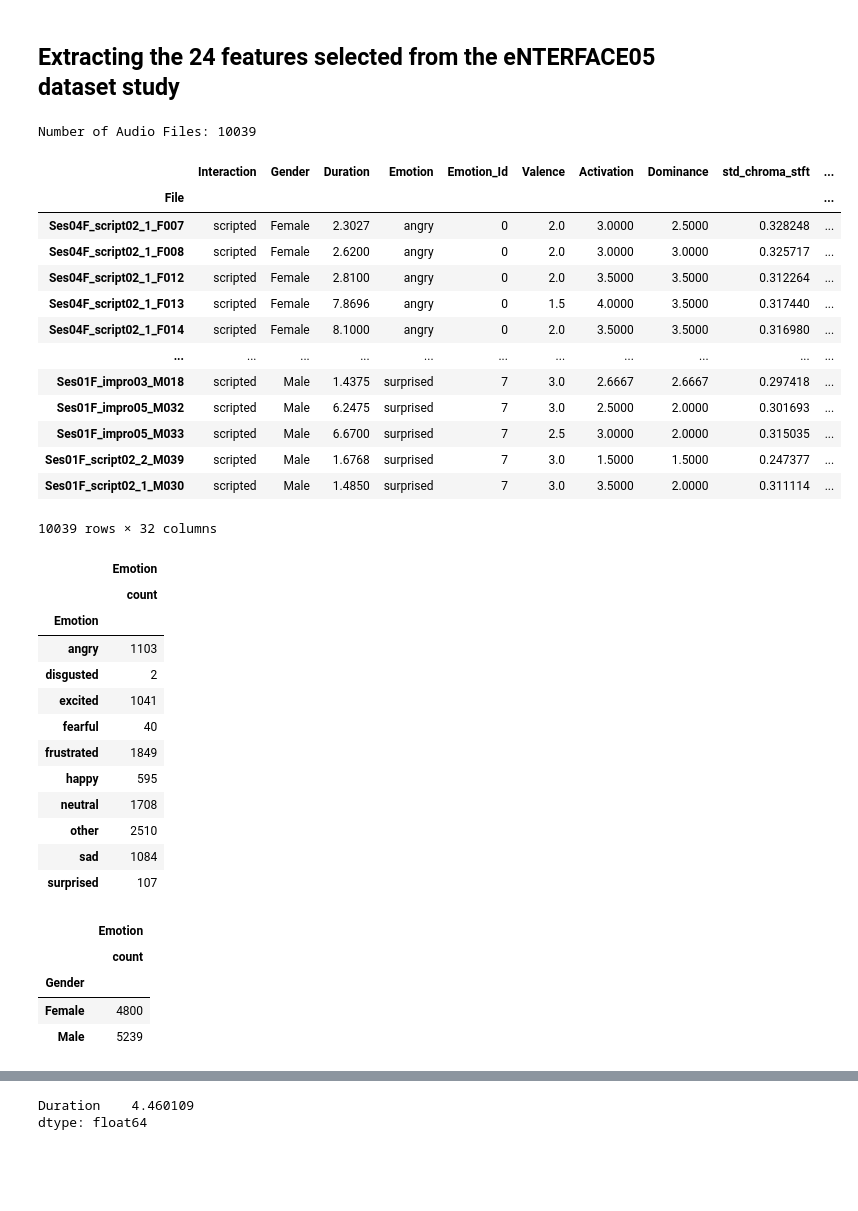
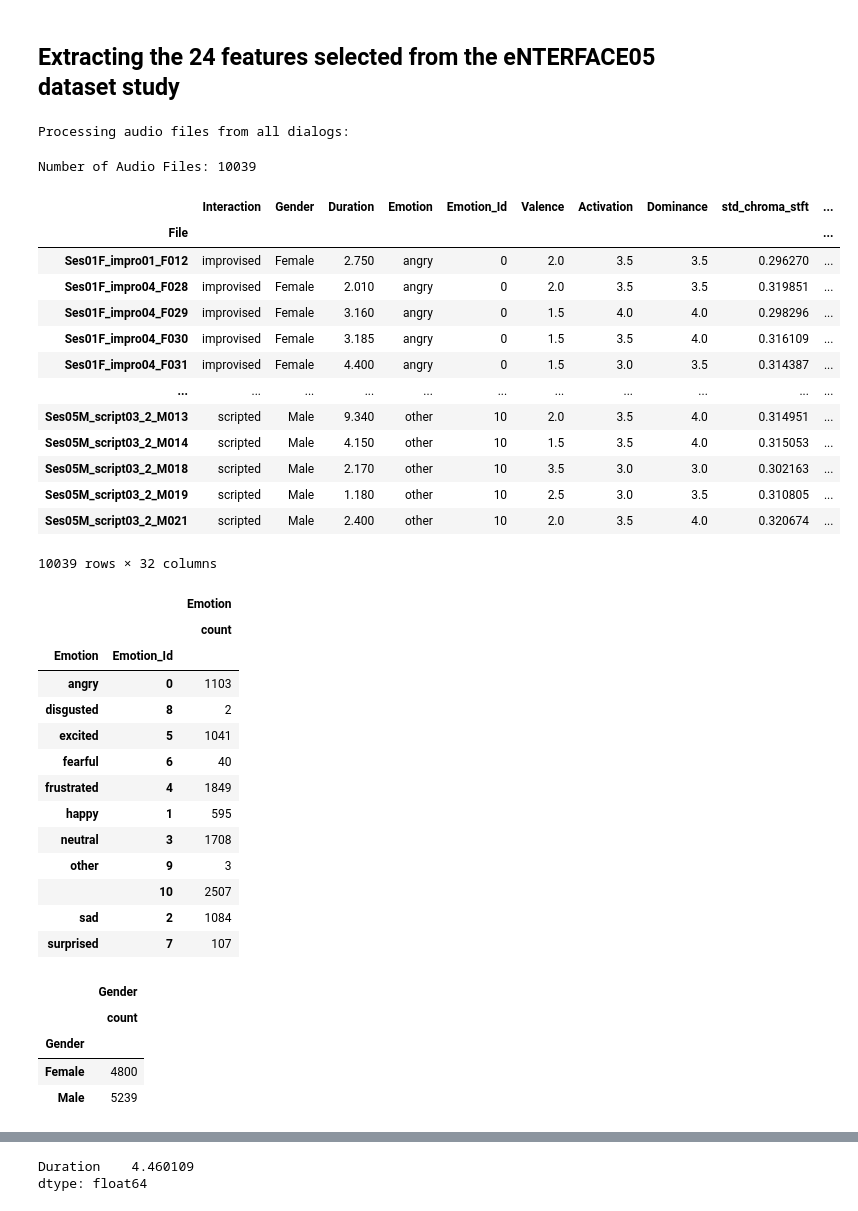
Before and after one commit to MarioCSilva/Speech_Emotion_Recognition_Thesis, a Jupyter notebook: iemocap/data/1_feature_extraction.ipynb, the cells around one changed output, grey strips where cells are left out. Cells and saved outputs as stored; diff of their text form; code cells hidden in the pictures; blank space fills up the shorter version.

```diff
--- a/iemocap/data/1_feature_extraction.ipynb
+++ b/iemocap/data/1_feature_extraction.ipynb
@@ -151,51 +155,51 @@ def process_data(audio_dir, headers, proc_feat_dataset):
                 extract_features(audio_file, duration, args[4], args[5][1:-1], args[6][:-1], args[7][:-1], writer)
 # %%
-# process_data(AUDIO_DIR, headers, EXTRACTED_FEATURES_FILE)
+process_data(AUDIO_DIR, headers, EXTRACTED_FEATURES_FILE)
+# %% [output]
+Processing audio files from all dialogs:
 # %%
 df = pd.read_csv(EXTRACTED_FEATURES_FILE)
 print(f"Number of Audio Files: {df.shape[0]}")
-df = df.sort_values(['Emotion', 'Gender'], ascending = (True, True))
+df = df.sort_values(['Emotion_Id', 'Gender'], ascending = (True, True))
 df = df.set_index('File')
-data = df.iloc[:,8:]
-regression_labels = df.iloc[:,5:8].values
-categorical_labels = np.ravel(df.iloc[:,4:5].values)
 df
 # %% [output]
 Number of Audio Files: 10039
 |  | Interaction | Gender | Duration | Emotion | Emotion_Id | Valence | Activation | Dominance | std_chroma_stft | ... |
 | File |  |  |  |  |  |  |  |  |  | ... |
-| Ses04F_script02_1_F007 | scripted | Female | 2.3027 | angry | 0 | 2.0 | 3.0000 | 2.5000 | 0.328248 | ... |
-| Ses04F_script02_1_F008 | scripted | Female | 2.6200 | angry | 0 | 2.0 | 3.0000 | 3.0000 | 0.325717 | ... |
-| Ses04F_script02_1_F012 | scripted | Female | 2.8100 | angry | 0 | 2.0 | 3.5000 | 3.5000 | 0.312264 | ... |
-| Ses04F_script02_1_F013 | scripted | Female | 7.8696 | angry | 0 | 1.5 | 4.0000 | 3.5000 | 0.317440 | ... |
-| Ses04F_script02_1_F014 | scripted | Female | 8.1000 | angry | 0 | 2.0 | 3.5000 | 3.5000 | 0.316980 | ... |
+| Ses01F_impro01_F012 | improvised | Female | 2.750 | angry | 0 | 2.0 | 3.5 | 3.5 | 0.296270 | ... |
+| Ses01F_impro04_F028 | improvised | Female | 2.010 | angry | 0 | 2.0 | 3.5 | 3.5 | 0.319851 | ... |
+| Ses01F_impro04_F029 | improvised | Female | 3.160 | angry | 0 | 1.5 | 4.0 | 4.0 | 0.298296 | ... |
+| Ses01F_impro04_F030 | improvised | Female | 3.185 | angry | 0 | 1.5 | 3.5 | 4.0 | 0.316109 | ... |
+| Ses01F_impro04_F031 | improvised | Female | 4.400 | angry | 0 | 1.5 | 3.0 | 3.5 | 0.314387 | ... |
 | ... | ... | ... | ... | ... | ... | ... | ... | ... | ... | ... |
-| Ses01F_impro03_M018 | scripted | Male | 1.4375 | surprised | 7 | 3.0 | 2.6667 | 2.6667 | 0.297418 | ... |
-| Ses01F_impro05_M032 | scripted | Male | 6.2475 | surprised | 7 | 3.0 | 2.5000 | 2.0000 | 0.301693 | ... |
-| Ses01F_impro05_M033 | scripted | Male | 6.6700 | surprised | 7 | 2.5 | 3.0000 | 2.0000 | 0.315035 | ... |
-| Ses01F_script02_2_M039 | scripted | Male | 1.6768 | surprised | 7 | 3.0 | 1.5000 | 1.5000 | 0.247377 | ... |
-| Ses01F_script02_1_M030 | scripted | Male | 1.4850 | surprised | 7 | 3.0 | 3.5000 | 2.0000 | 0.311114 | ... |
+| Ses05M_script03_2_M013 | scripted | Male | 9.340 | other | 10 | 2.0 | 3.5 | 4.0 | 0.314951 | ... |
+| Ses05M_script03_2_M014 | scripted | Male | 4.150 | other | 10 | 1.5 | 3.5 | 4.0 | 0.315053 | ... |
+| Ses05M_script03_2_M018 | scripted | Male | 2.170 | other | 10 | 3.5 | 3.0 | 3.0 | 0.302163 | ... |
+| Ses05M_script03_2_M019 | scripted | Male | 1.180 | other | 10 | 2.5 | 3.0 | 3.5 | 0.310805 | ... |
+| Ses05M_script03_2_M021 | scripted | Male | 2.400 | other | 10 | 2.0 | 3.5 | 4.0 | 0.320674 | ... |
 10039 rows × 32 columns
 # %%
-df.groupby(['Emotion']).agg({'Emotion': ['count']})
+df.groupby(['Emotion', 'Emotion_Id']).agg({'Emotion': ['count']})
 # %% [output]
-|  | Emotion |
-|  | count |
-| Emotion |  |
-| angry | 1103 |
-| disgusted | 2 |
-| excited | 1041 |
-| fearful | 40 |
-| frustrated | 1849 |
-| happy | 595 |
-| neutral | 1708 |
-| other | 2510 |
-| sad | 1084 |
-| surprised | 107 |
+|  |  | Emotion |
+|  |  | count |
+| Emotion | Emotion_Id |  |
+| angry | 0 | 1103 |
+| disgusted | 8 | 2 |
+| excited | 5 | 1041 |
+| fearful | 6 | 40 |
+| frustrated | 4 | 1849 |
+| happy | 1 | 595 |
+| neutral | 3 | 1708 |
+| other | 9 | 3 |
+|  | 10 | 2507 |
+| sad | 2 | 1084 |
+| surprised | 7 | 107 |
 # %%
-df.groupby(['Gender']).agg({'Emotion': ['count']})
+df.groupby(['Gender']).agg({'Gender': ['count']})
 # %% [output]
-|  | Emotion |
+|  | Gender |
 |  | count |
 | Gender |  |
 | Female | 4800 |
```
Also changed, not shown: parts of 26 cells of this notebook, 1 other file.
